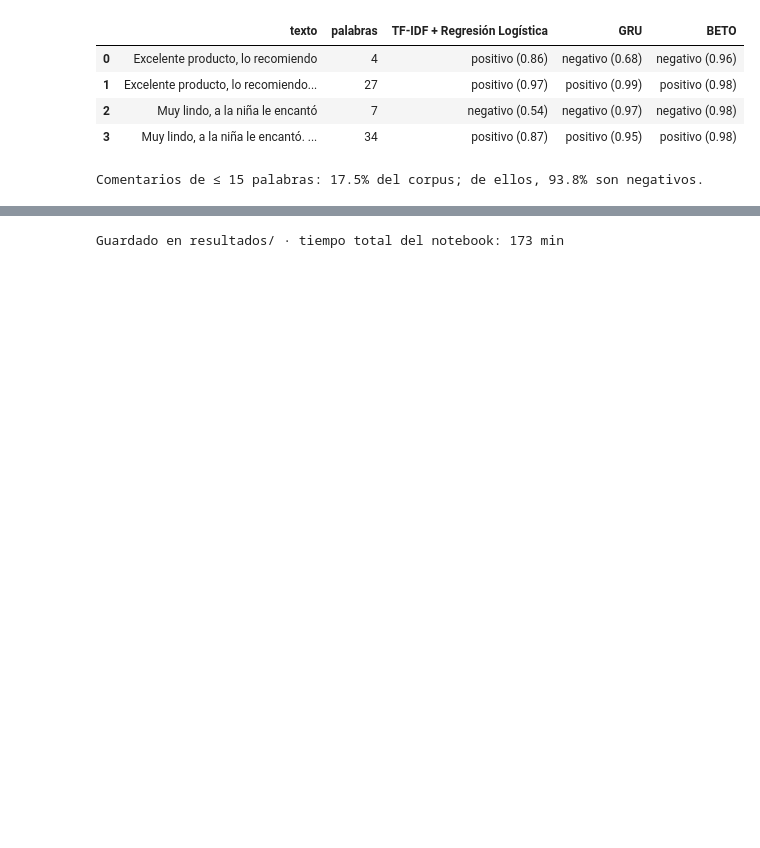
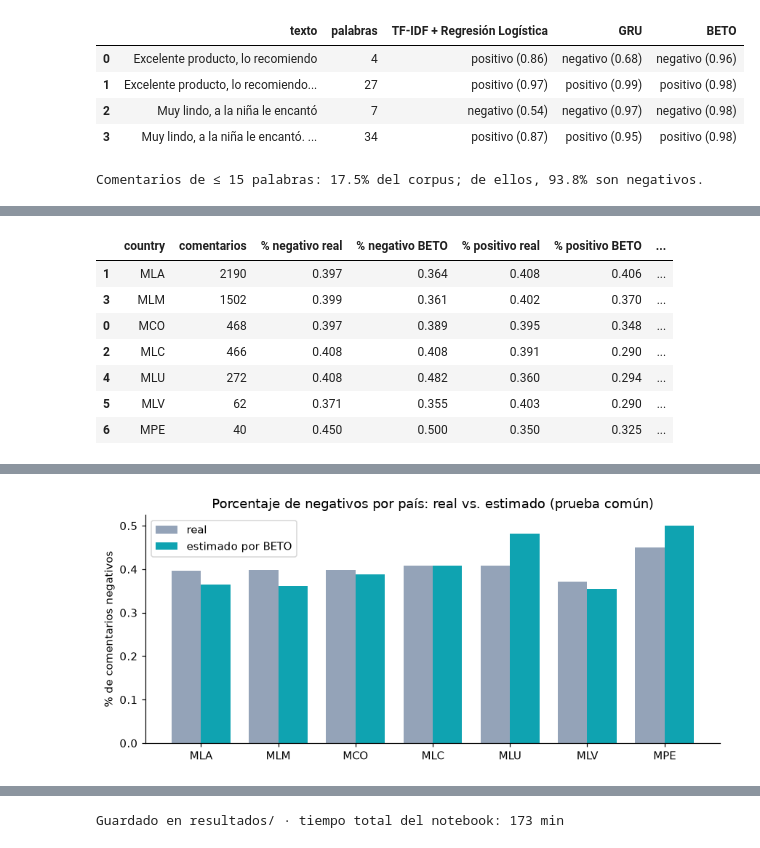
Before and after one commit to pedrogarciar13/proyecto_final_pln, a Jupyter notebook: Proyecto_PLN_Sentimiento_MeLiSA.ipynb, the cells around one changed output, grey strips where cells are left out. Drawn from its saved outputs; the diff is of its cells as text; code cells hidden in the pictures; blank space fills up the shorter version.

```diff
--- a/Proyecto_PLN_Sentimiento_MeLiSA.ipynb
+++ b/Proyecto_PLN_Sentimiento_MeLiSA.ipynb
@@ -257,0 +265,9 @@ del tmp_tr, tmp_te, p; gc.collect()
+# %%
+# 1.4 Vocabulario de producto frente a vocabulario de posventa
+texto_min = df.texto.str.lower()
+terminos = ["producto", "calidad", "material", "funciona", "paquete", "devolución", "vendedor", "llegó", "envío", "entrega", "servicio", "atención"]
+vocab_pv = pd.DataFrame({"término": terminos,
+                         "reseñas que lo mencionan": [int(texto_min.str.contains(rf"\b{t}\b", regex=True).sum()) for t in terminos]})
+vocab_pv["% del corpus"] = (100 * vocab_pv["reseñas que lo mencionan"] / len(df)).round(3)
+display(vocab_pv)
+audit["vocabulario_posventa"] = dict(zip(vocab_pv["término"], vocab_pv["reseñas que lo mencionan"]))
@@ -1385,0 +1601,28 @@ Cumplen los 4 criterios: {'BETO': False, 'BETO int8': False, 'GRU': False}
+# %%
+def resumen_por(col):
+    filas = []
+    for g, d in tc.groupby(col):
+        filas.append({col: g, "comentarios": len(d), "% negativo real": (d.sentimiento == "negativo").mean(),
+                      "% negativo BETO": (d.BETO == "negativo").mean(), "% positivo real": (d.sentimiento == "positivo").mean(),
+                      "% positivo BETO": (d.BETO == "positivo").mean()})
+    out = pd.DataFrame(filas)
+    out["error % negativo (pp)"] = 100 * (out["% negativo BETO"] - out["% negativo real"])
+    return out.sort_values("comentarios", ascending=False)
+agg_pais, agg_cat = resumen_por("country"), resumen_por("category")
+display(agg_pais.round(3)); display(agg_cat.round(3))
+fig, ax = plt.subplots(figsize=(8, 3.6))
+x = np.arange(len(agg_pais)); w = 0.38
+ax.bar(x - w / 2, agg_pais["% negativo real"], w, label="real", color="#94A3B8")
+ax.bar(x + w / 2, agg_pais["% negativo BETO"], w, label="estimado por BETO", color="#0FA3B1")
+ax.set_xticks(x, agg_pais.country); ax.set_ylabel("% de comentarios negativos"); ax.legend()
+ax.set_title("Porcentaje de negativos por país: real vs. estimado (prueba común)")
+plt.tight_layout(); plt.savefig("resultados/figuras/agregado_pais.png", dpi=150); plt.show()
+# %% [output]
+|  | country | comentarios | % negativo real | % negativo BETO | % positivo real | % positivo BETO | ... |
+| 1 | MLA | 2190 | 0.397 | 0.364 | 0.408 | 0.406 | ... |
+| 3 | MLM | 1502 | 0.399 | 0.361 | 0.402 | 0.370 | ... |
+| 0 | MCO | 468 | 0.397 | 0.389 | 0.395 | 0.348 | ... |
+| 2 | MLC | 466 | 0.408 | 0.408 | 0.391 | 0.290 | ... |
+| 4 | MLU | 272 | 0.408 | 0.482 | 0.360 | 0.294 | ... |
+| 5 | MLV | 62 | 0.371 | 0.355 | 0.403 | 0.290 | ... |
+| 6 | MPE | 40 | 0.450 | 0.500 | 0.350 | 0.325 | ... |
@@ -1385,0 +1635 @@ Cumplen los 4 criterios: {'BETO': False, 'BETO int8': False, 'GRU': False}
+[figure, added]
```
Also changed, not shown: parts of 33 cells of this notebook, 31 other files.
